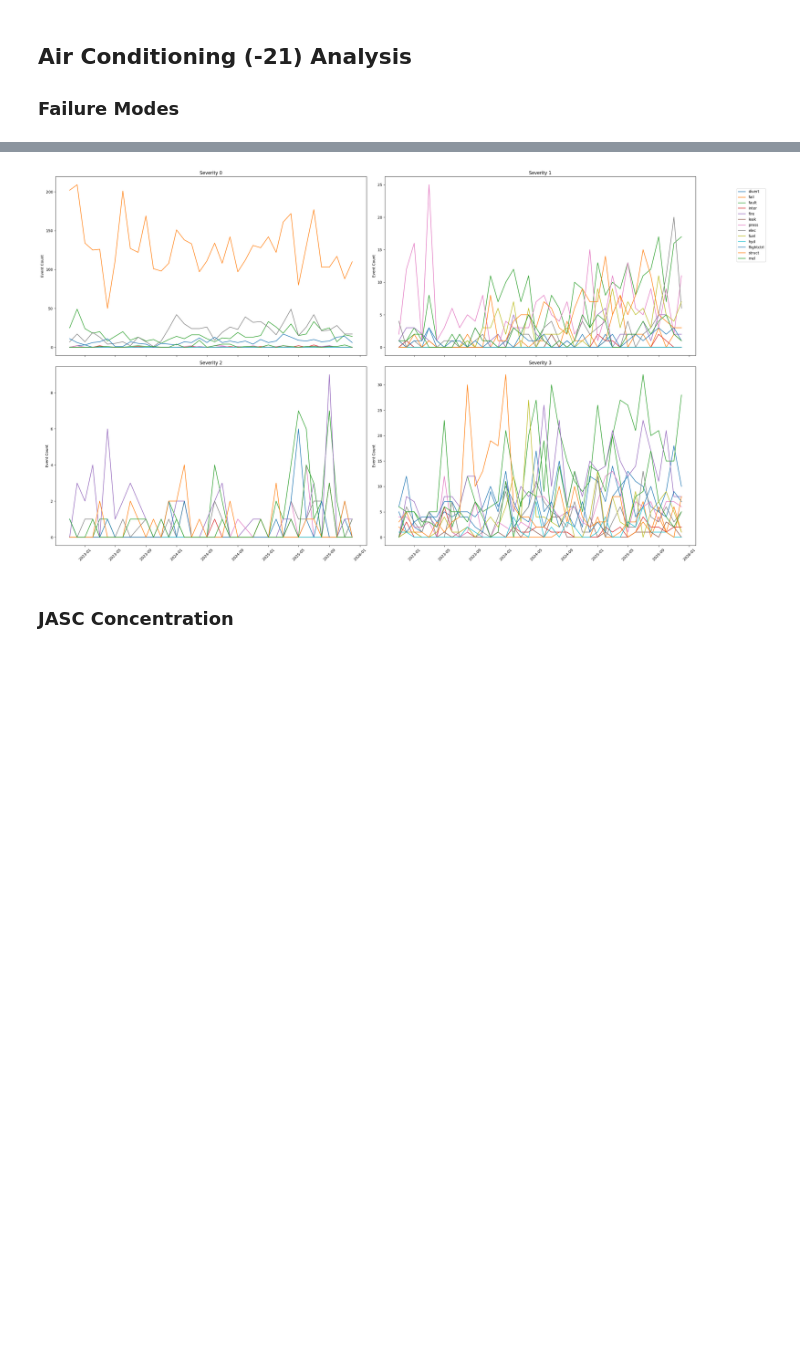
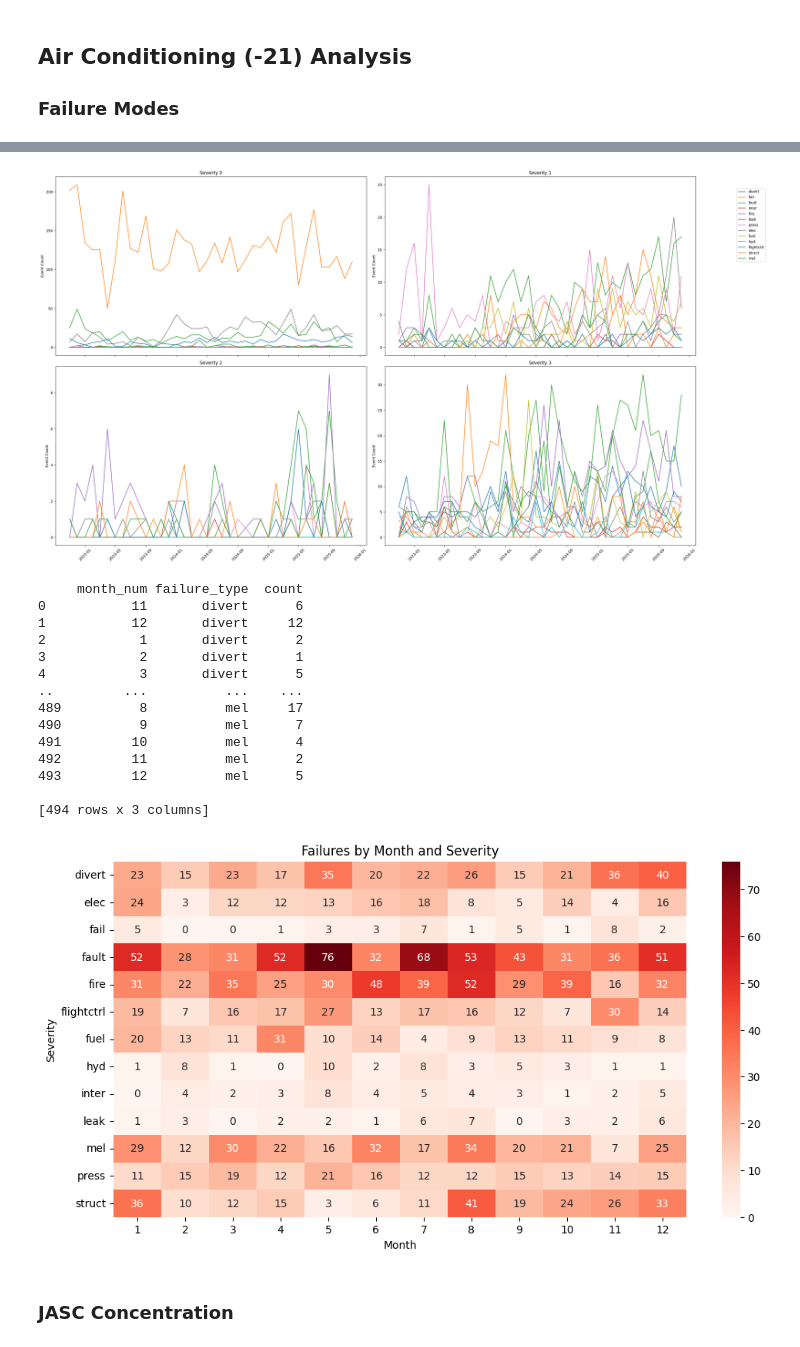
Before and after one commit to NorthrupRobert/737-800_SDR_Reliability_Analysis, a Jupyter notebook: _data_design_and_exploration/06_explore_aa.ipynb, the cells around one changed output, grey strips where cells are left out. Saved outputs shown, nothing was run; the diff lists cells and outputs as text; code cells hidden in the pictures; blank space fills up the shorter version.

```diff
--- a/_data_design_and_exploration/06_explore_aa.ipynb
+++ b/_data_design_and_exploration/06_explore_aa.ipynb
@@ -1394,33 +1394,74 @@ my_df = interface.q_to_df("""
 # Ensure month is sorted
 my_df = my_df.sort_values("month")
 
 # Flags to plot
 flag_cols = [
     'divert', 'fail', 'fault', 'inter', 'fire', 'leak', 'press',
     'elec', 'fuel', 'hyd', 'flightctrl', 'struct', 'mel'
 ]
 
 # Create 4 subplots (one per severity)
 fig, axes = plt.subplots(2, 2, figsize=(25, 15), sharex=True)
 severity_levels = [0, 1, 2, 3]
 
 for ax, sev in zip(axes.flatten(), severity_levels):
     df_sev = my_df[my_df['severity'] == sev]
 
     for col in flag_cols:
         ax.plot(df_sev['month'], df_sev[col], label=col)
 
     ax.set_title(f"Severity {sev}")
     ax.tick_params(axis='x', rotation=45)
     ax.set_ylabel("Event Count")
 
 # Put legend outside the grid
 fig.legend(flag_cols, loc='upper left', bbox_to_anchor=(1.05, 0.95))
 
 plt.tight_layout()
 plt.show()
+
+my_df = (my_df[my_df['severity'] == 3]).drop(columns='severity')
+my_df['month_num'] = pd.to_datetime(my_df['month']).dt.month
+
+df_long = my_df.melt(
+    id_vars=['month_num'],
+    value_vars=flag_cols,
+    var_name='failure_type',
+    value_name='count'
+)
+
+heat = df_long.pivot_table(
+    index='failure_type',
+    columns='month_num',
+    values='count',
+    aggfunc='sum'
+)
+
+print(df_long)
+
+plt.figure(figsize=(12,6))
+sns.heatmap(heat, cmap='Reds', annot=True, fmt='g')
+plt.title("Failures by Month and Severity")
+plt.xlabel("Month")
+plt.ylabel("Severity")
+plt.show()
 # %% [output]
 [figure]
+     month_num failure_type  count
+0           11       divert      6
+1           12       divert     12
+2            1       divert      2
+3            2       divert      1
+4            3       divert      5
+..         ...          ...    ...
+489          8          mel     17
+490          9          mel      7
+491         10          mel      4
+492         11          mel      2
+493         12          mel      5
+
+[494 rows x 3 columns]
+[figure, added]
 # %% [markdown]
 ### JASC Concentration
 # %%
```
Also changed, not shown: parts of 3 cells of this notebook, 1 other file.
